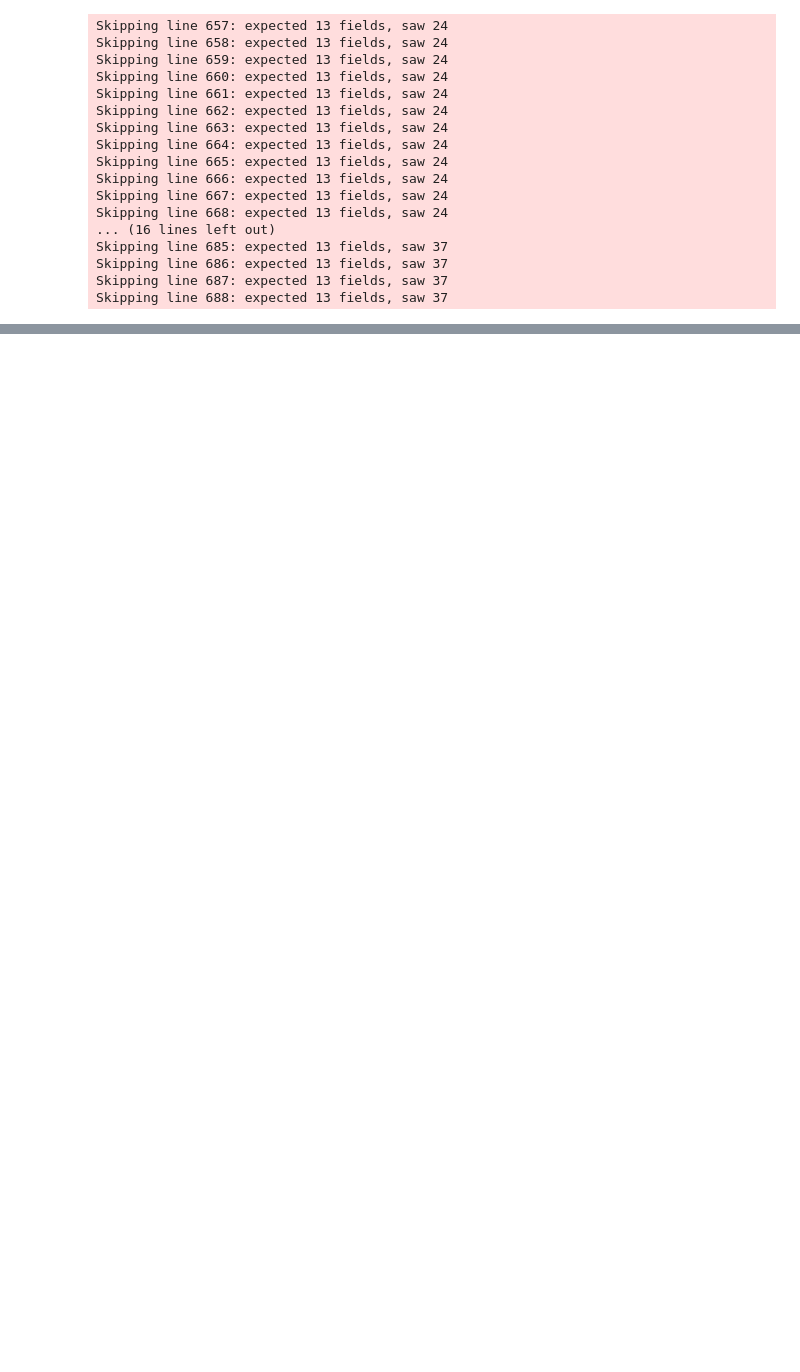
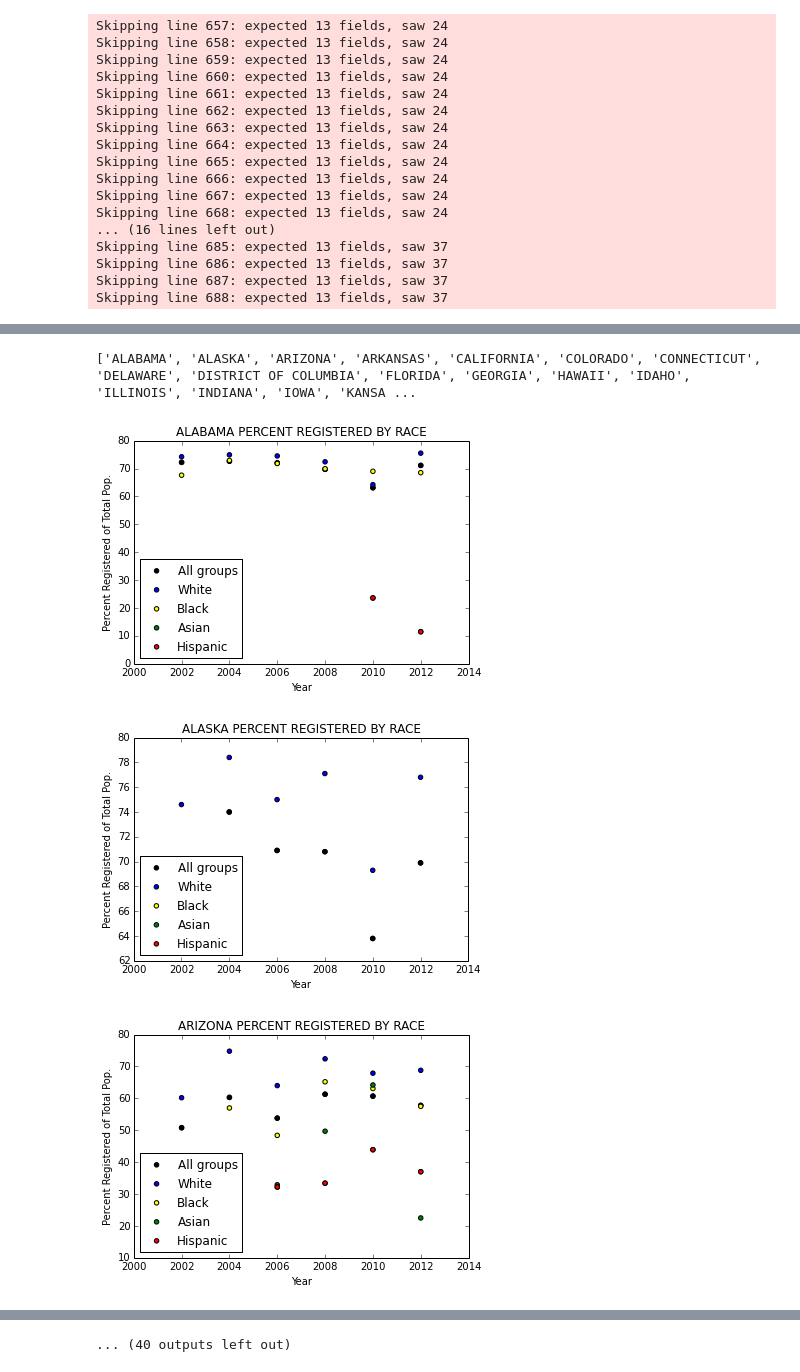
Before and after one commit to meenaboppana/voterid, a Jupyter notebook: Version_12_6.ipynb, the cells around one changed output, grey strips where cells are left out. Drawn from its saved outputs; the diff is of its cells as text; code cells hidden in the pictures; blank space fills up the shorter version.

Commit message:
Fixed plots

```diff
--- a/Version_12_6.ipynb
+++ b/Version_12_6.ipynb
@@ -169,17 +191,18 @@ for row in racedata.index:
 #Remove periods from beginning of entries in 'Race and Hispanic Origin'
 racedata['Race and Hispanic origin'] = racedata['Race and Hispanic origin'].map(lambda x: x.replace('.',''))
 
-racedata['Percent of registered who voted'] = ['nan' for i in range(len(racedata.index))]
+#racedata['Percent of registered who voted'] = ['nan' for i in range(len(racedata.index))]
 
 #Change non float entries to 'nan'
 for row in racedata.index:
     for col in range(2, len(racedata.columns)):
-        try:
-            float(racedata.ix[row, col])
-            racedata[row, 'Percent of registered who voted'] = 0 #racedata[row,'Percent voted\n(Total)'] / racedata[row,'Percent registered\n(Total)'] *100
-        except ValueError:
+        #try:
+        #    float(racedata.ix[row, col])
+            #racedata[row, 'Percent of registered who voted'] = 0 #racedata[row,'Percent voted\n(Total)'] / racedata[row,'Percent registered\n(Total)'] *100
+        #except ValueError:
+        #    racedata.ix[row, col] = 'nan'
+        if racedata.ix[row, col] ==  '(B)' or racedata.ix[row, col] ==  ' (B)' or racedata.ix[row, col] ==  '(B) ':
             racedata.ix[row, col] = 'nan'
-        #if racedata.ix[row, col] ==  '(B)' or racedata.ix[row, col] ==  '(B) ':
-        #    racedata.ix[row, col] = 'nan'
-
-racedata.head(50)
+#print racedata.head(50)
+print racedata.ix[7,'Percent registered\n(Total)']
+racedata
@@ -186,36 +229,43 @@ racedata.head(50)
 # %%
-states = state[1:52]
+states = sorted(list(set(racedata['State'])))  #Creates a sorted list of states, after removing duplicates from dataframe column
+print states
 
-for state in states:
-    statedata = racedata.groupby('State').get_group(state)
+for s in states:
+    statedata = racedata.groupby('State').get_group(s)
+
     subgroup = [0 for i in range(5)]
     subgroup[0] = statedata.groupby('Race and Hispanic origin').get_group('Total')
     subgroup[1] = statedata.groupby('Race and Hispanic origin').get_group('Non-Hispanic White')
     subgroup[2] = statedata.groupby('Race and Hispanic origin').get_group('Non-Hispanic Black')
     subgroup[3] = statedata.groupby('Race and Hispanic origin').get_group('Asian and Pacific Islander')
     subgroup[4] = statedata.groupby('Race and Hispanic origin').get_group('Hispanic (of any race)')
 
     #Alternate names
     subgroup2 = [0 for i in range(5)]
     subgroup2[0] = statedata.groupby('Race and Hispanic origin').get_group('Total')
     subgroup2[1] = statedata.groupby('Race and Hispanic origin').get_group('White non-Hispanic alone')
     subgroup2[2] = statedata.groupby('Race and Hispanic origin').get_group('Black alone')
     subgroup2[3] = statedata.groupby('Race and Hispanic origin').get_group('Asian alone')
     subgroup2[4] = statedata.groupby('Race and Hispanic origin').get_group('Hispanic (of any race)')
 
     colors = ['black','blue','yellow','green','red']
 
-    for elt in ['Percent registered\n(Total)', 'Percent voted\n(Total)']:
-        graph = []
-        for i in range(5):
-             graph.append( plt.scatter(x = subgroup[i]['Year'], y = subgroup[i][elt], c = colors[i]) )
-             plt.scatter(x = subgroup2[i]['Year'], y = subgroup2[i][x], c = colors[i])
-        #gra = plt.scatter(x = subgroup2['Year'], y = subgroup2['Percent registered\n(Total)'], c = 'g')
+    #for elt in ['Percent registered\n(Total)', 'Percent voted\n(Total)']:
+    graph = []
+    for i in range(5):
+         graph.append( plt.scatter(x = subgroup[i]['Year'], y = subgroup[i]['Percent registered\n(Total)'], c = colors[i]) )
+         plt.scatter(x = subgroup2[i]['Year'], y = subgroup2[i]['Percent registered\n(Total)'], c = colors[i])
+    #gra = plt.scatter(x = subgroup2['Year'], y = subgroup2['Percent registered\n(Total)'], c = 'g')
 
-        plt.title(state + " PERCENT REGISTERED BY RACE")
-        plt.xlabel("Year")
-        plt.ylabel("Percent Registered of Total Pop.")
+    plt.title(s + " PERCENT REGISTERED BY RACE")
+    plt.xlabel("Year")
+    plt.ylabel("Percent Registered of Total Pop.")
 
-        plt.xlim(2000,2014)
-        plt.legend((graph), ('All groups', 'White', 'Black', 'Asian', 'Hispanic'), scatterpoints=1,loc = 'lower left')
-        plt.show()
+    plt.xlim(2000,2014)
+    plt.legend((graph), ('All groups', 'White', 'Black', 'Asian', 'Hispanic'), scatterpoints=1,loc = 'lower left')
+    plt.show()
+# %% [output]
+['ALABAMA', 'ALASKA', 'ARIZONA', 'ARKANSAS', 'CALIFORNIA', 'COLORADO', 'CONNECTICUT', 'DELAWARE', 'DISTRICT OF COLUMBIA', 'FLORIDA', 'GEORGIA', 'HAWAII', 'IDAHO', 'ILLINOIS', 'INDIANA', 'IOWA', 'KANSA ...
+[figure, added]
+[figure, added]
+[figure, added]
@@ -222,3 +280,4 @@ for state in states:
+... (40 outputs left out)
 # %%
 #MAKES DICTIONARY INSTEAD OF DATAFRAME. NOT USED RIGHT NOW
 #general comment (Kate): there are functions below(ie SplitStatebyDot) which could have made this portion easier
```
Also changed, not shown: parts of 6 cells of this notebook.
